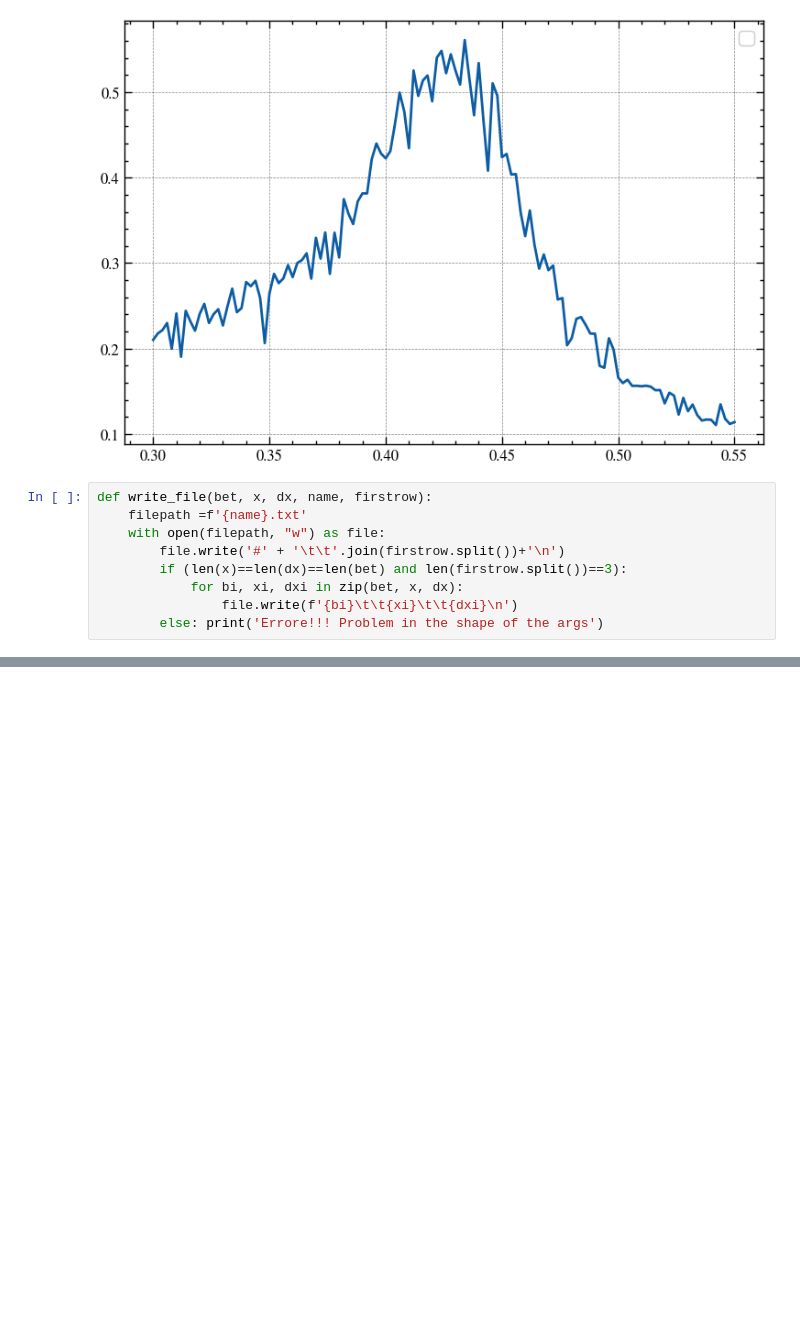
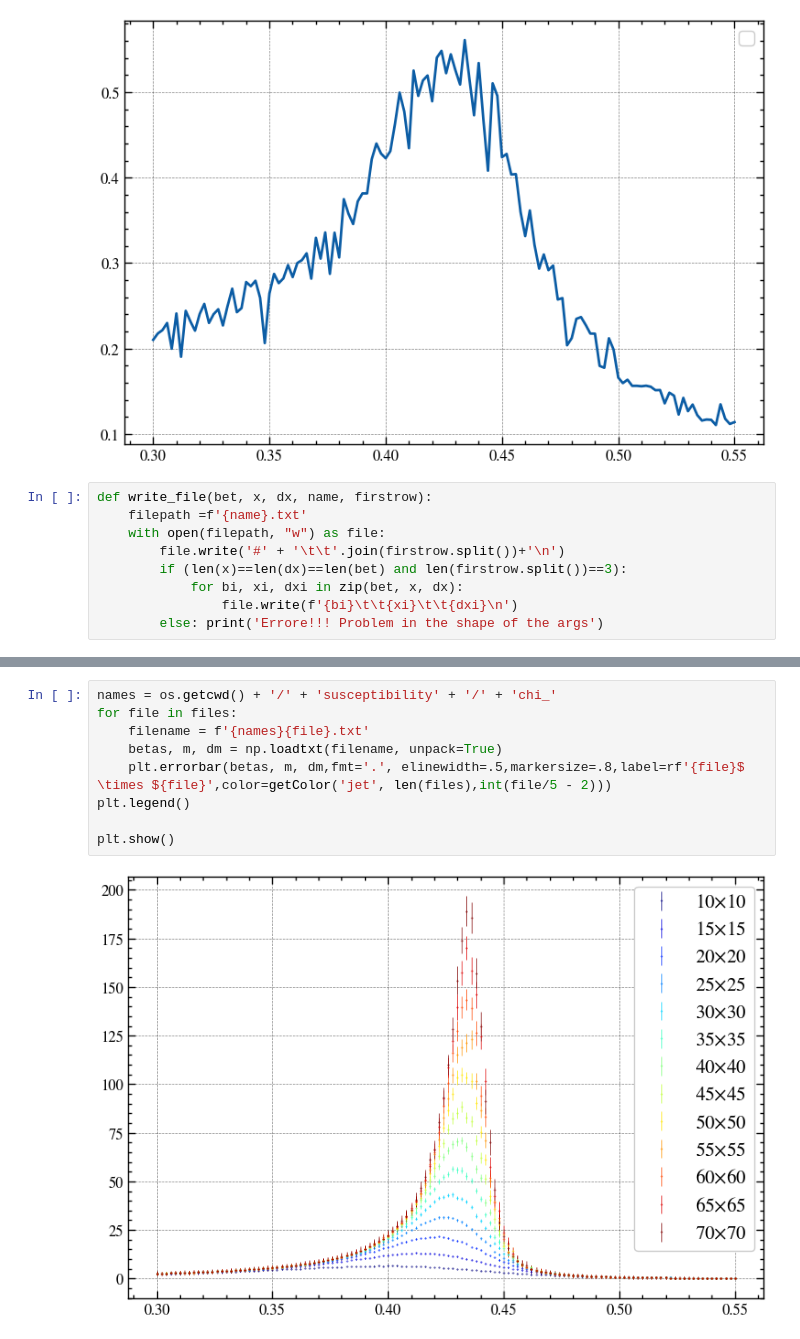
Before and after one commit to roberto-dionisio/numerical_methods, a Jupyter notebook: Ising_model/analysis+term.ipynb, the cells around one changed output, grey strips where cells are left out. Drawn from its saved outputs; the diff is of its cells as text; blank space fills up the shorter version.

```diff
--- a/Ising_model/analysis+term.ipynb
+++ b/Ising_model/analysis+term.ipynb
@@ -336,0 +347,11 @@ Wall time: 12 ms
+# %%
+names = os.getcwd() + '/' + 'susceptibility' + '/' + 'chi_'
+for file in files:
+    filename = f'{names}{file}.txt'
+    betas, m, dm = np.loadtxt(filename, unpack=True)
+    plt.errorbar(betas, m, dm,fmt='.', elinewidth=.5,markersize=.8,label=rf'{file}$ \times ${file}',color=getColor('jet', len(files),int(file/5 - 2)))
+plt.legend()
+
+plt.show()
+# %% [output]
+[figure, added]
```
Also changed, not shown: parts of 23 cells of this notebook.
